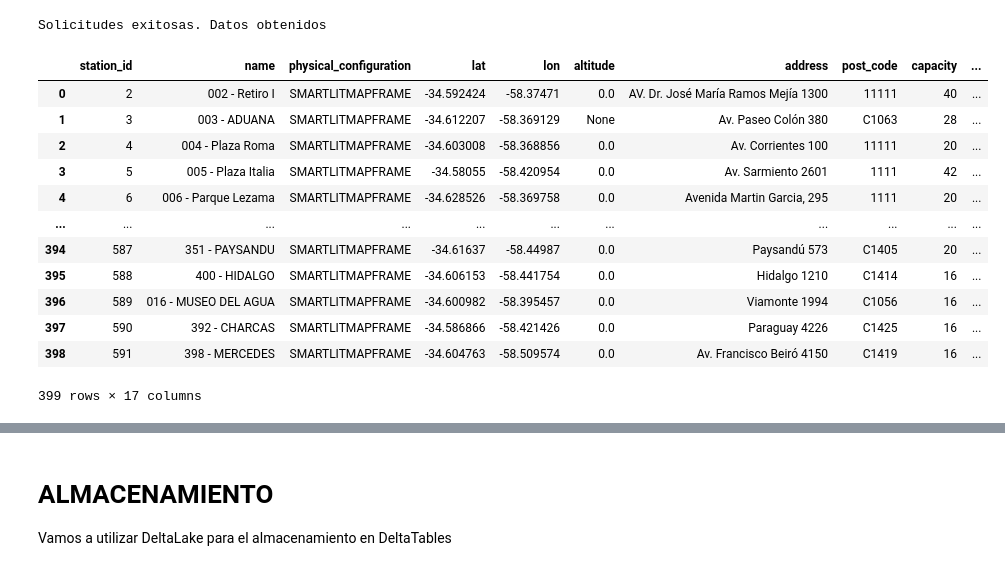
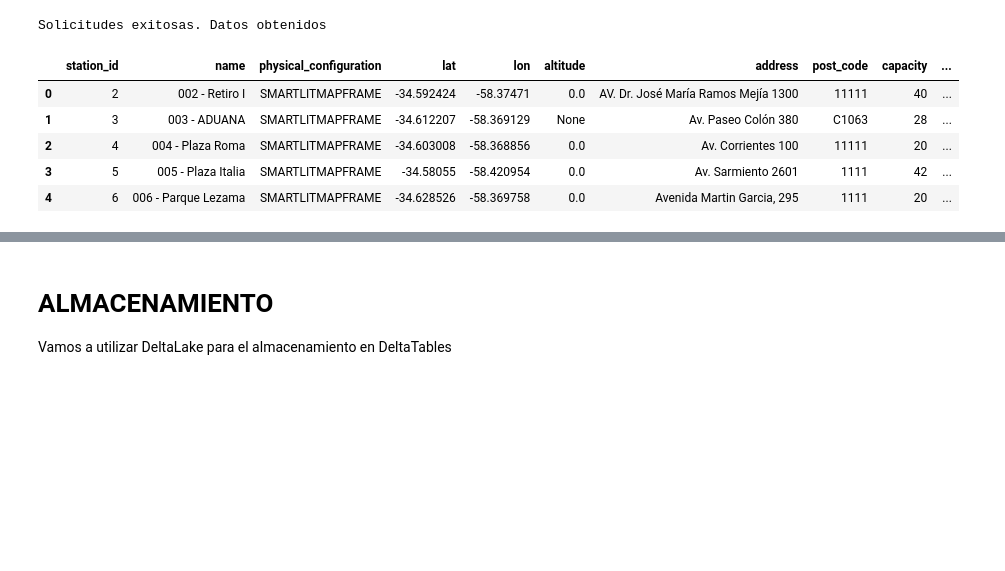
Before and after one commit to Mondin0/data-eng, a Jupyter notebook: GabrielMondino_TP1.ipynb, the cells around one changed output, grey strips where cells are left out. Saved outputs shown, nothing was run; the diff lists cells and outputs as text; code cells hidden in the pictures; blank space fills up the shorter version.

```diff
--- a/GabrielMondino_TP1.ipynb
+++ b/GabrielMondino_TP1.ipynb
@@ -168,19 +162,12 @@ if datos:
 # %% [output]
 Solicitudes exitosas. Datos obtenidos
 # %%
-df_info
+df_info.head()
 # %% [output]
 |  | station_id | name | physical_configuration | lat | lon | altitude | address | post_code | capacity | ... |
 | 0 | 2 | 002 - Retiro I | SMARTLITMAPFRAME | -34.592424 | -58.37471 | 0.0 | AV. Dr. José María Ramos Mejía 1300 | 11111 | 40 | ... |
 | 1 | 3 | 003 - ADUANA | SMARTLITMAPFRAME | -34.612207 | -58.369129 | None | Av. Paseo Colón 380 | C1063 | 28 | ... |
 | 2 | 4 | 004 - Plaza Roma | SMARTLITMAPFRAME | -34.603008 | -58.368856 | 0.0 | Av. Corrientes 100 | 11111 | 20 | ... |
 | 3 | 5 | 005 - Plaza Italia | SMARTLITMAPFRAME | -34.58055 | -58.420954 | 0.0 | Av. Sarmiento 2601 | 1111 | 42 | ... |
 | 4 | 6 | 006 - Parque Lezama | SMARTLITMAPFRAME | -34.628526 | -58.369758 | 0.0 | Avenida Martin Garcia, 295 | 1111 | 20 | ... |
-| ... | ... | ... | ... | ... | ... | ... | ... | ... | ... | ... |
-| 394 | 587 | 351 - PAYSANDU | SMARTLITMAPFRAME | -34.61637 | -58.44987 | 0.0 | Paysandú 573 | C1405 | 20 | ... |
-| 395 | 588 | 400 - HIDALGO | SMARTLITMAPFRAME | -34.606153 | -58.441754 | 0.0 | Hidalgo 1210 | C1414 | 16 | ... |
-| 396 | 589 | 016 - MUSEO DEL AGUA | SMARTLITMAPFRAME | -34.600982 | -58.395457 | 0.0 | Viamonte 1994 | C1056 | 16 | ... |
-| 397 | 590 | 392 - CHARCAS | SMARTLITMAPFRAME | -34.586866 | -58.421426 | 0.0 | Paraguay 4226 | C1425 | 16 | ... |
-| 398 | 591 | 398 - MERCEDES | SMARTLITMAPFRAME | -34.604763 | -58.509574 | 0.0 | Av. Francisco Beiró 4150 | C1419 | 16 | ... |
-399 rows × 17 columns
 # %%
```
Also changed, not shown: parts of 2 cells of this notebook.
